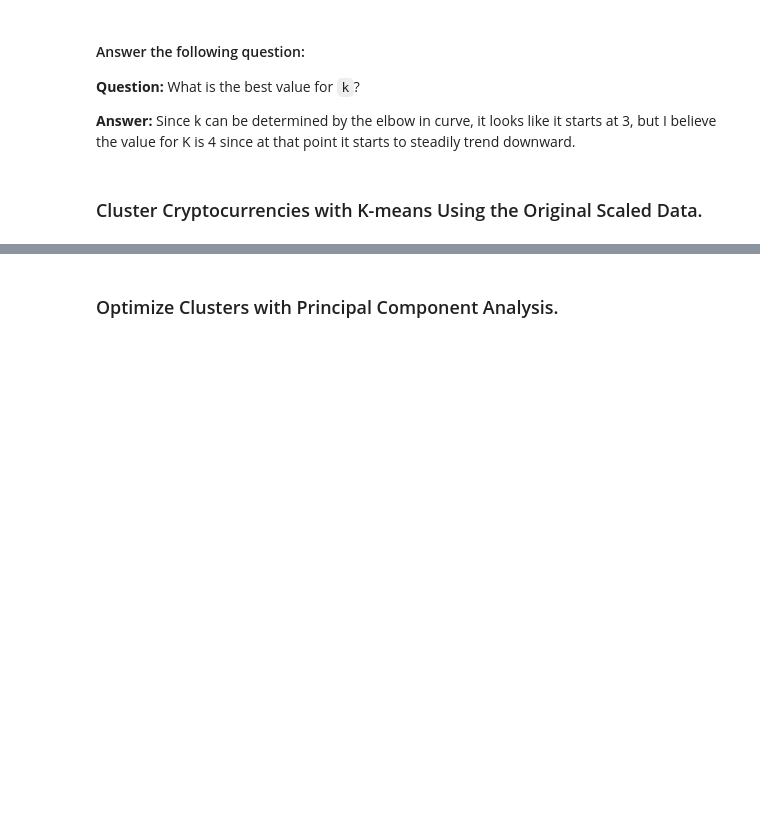
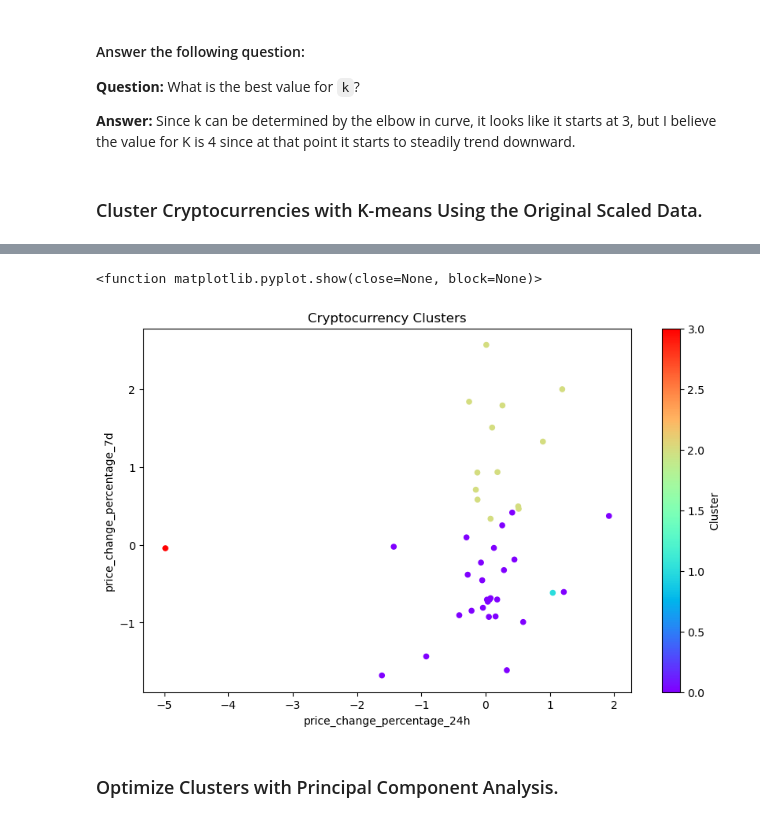
Before and after one commit to SStage100/CryptoClustering, a Jupyter notebook: Crypto_Clustering.ipynb, the cells around one changed output, grey strips where cells are left out. Saved outputs shown, nothing was run; the diff lists cells and outputs as text; code cells hidden in the pictures; blank space fills up the shorter version.

```diff
--- a/Crypto_Clustering.ipynb
+++ b/Crypto_Clustering.ipynb
@@ -148,2 +150,3 @@ plt.show()
 # %%
 # Fit the K-Means model using the scaled data
+kmeans_model.fit(scaled_df)
@@ -150,5 +155,18 @@ plt.show()
 # %%
 # Predict the clusters to group the cryptocurrencies using the scaled data
+if 'Cluster' in scaled_df.columns:
+    scaled_df_without_cluster = scaled_df.drop(columns=['Cluster'])
+else:
+    scaled_df_without_cluster = scaled_df
+
+predicted_clusters = kmeans_model.predict(scaled_df_without_cluster)
+
+scaled_df['Cluster'] = predicted_clusters
+
+
 
 
 # View the resulting array of cluster values.
+predicted_clusters
+
+scaled_df
@@ -155,2 +192,4 @@ plt.show()
 # %%
 # Create a copy of the DataFrame
+clustered_df = scaled_df.copy()
+clustered_df.head()
@@ -157,8 +204,9 @@ plt.show()
 # %%
 # Add a new column to the DataFrame with the predicted clusters
-
+clustered_df['Cluster'] = predicted_clusters
 
 # Display sample data
+clustered_df.head()
 # %% [output]
 |  | price_change_percentage_24h | price_change_percentage_7d | price_change_percentage_14d | price_change_percentage_30d | ... |
 | coin_id |  |  |  |  | ... |
@@ -170,7 +218,19 @@ plt.show()
 # %%
 # Create a scatter plot using Pandas plot by setting
 # `x="price_change_percentage_24h"` and `y="price_change_percentage_7d"`.
 # Use "rainbow" for the color to better visualize the data.
+ax = clustered_df.plot.scatter(
+    x="price_change_percentage_24h",
+    y="price_change_percentage_7d",
+    c="Cluster",
+    colormap="rainbow",
+    figsize=(10, 6),
+    title="Cryptocurrency Clusters")
+
+plt.show
+# %% [output]
+<function matplotlib.pyplot.show(close=None, block=None)>
+[figure, added]
 # %% [markdown]
 ### Optimize Clusters with Principal Component Analysis.
 # %%
```
Also changed, not shown: parts of 4 cells of this notebook.
